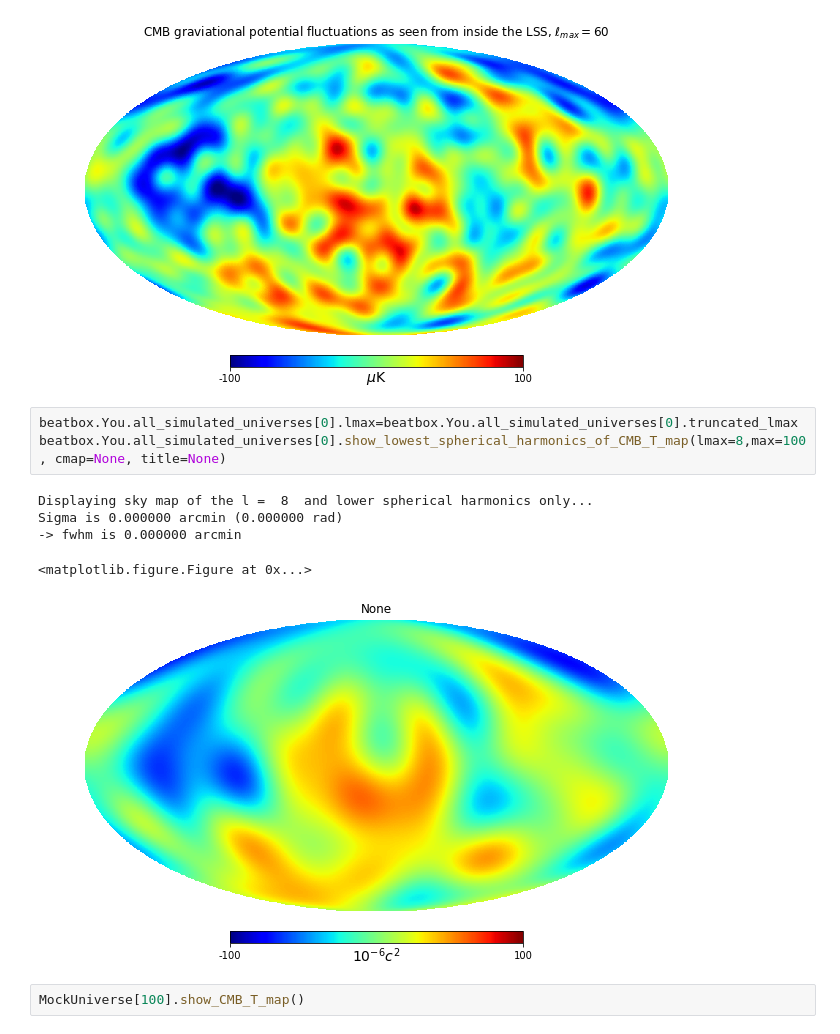
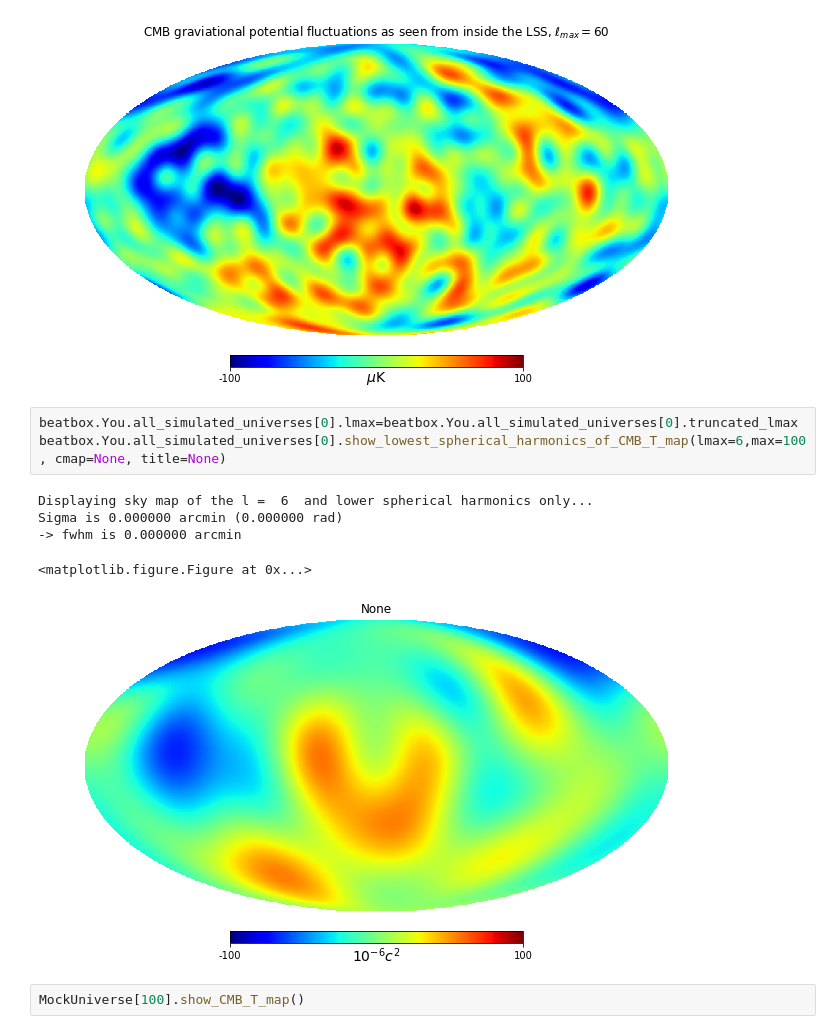
Before and after one commit to LaurencePeanuts/Music, a Jupyter notebook: Scripts/RecAnalysis_largeN.ipynb, the cells around one changed output. Drawn from its saved outputs; the diff is of its cells as text.

```diff
--- a/Scripts/RecAnalysis_largeN.ipynb
+++ b/Scripts/RecAnalysis_largeN.ipynb
@@ -22,13 +22,13 @@ Sigma is 0.000000 arcmin (0.000000 rad)
 [figure]
 # %%
 beatbox.You.all_simulated_universes[0].lmax=beatbox.You.all_simulated_universes[0].truncated_lmax
-beatbox.You.all_simulated_universes[0].show_lowest_spherical_harmonics_of_CMB_T_map(lmax=8,max=100, cmap=None, title=None)
+beatbox.You.all_simulated_universes[0].show_lowest_spherical_harmonics_of_CMB_T_map(lmax=6,max=100, cmap=None, title=None)
 # %% [output]
-Displaying sky map of the l =  8  and lower spherical harmonics only...
+Displaying sky map of the l =  6  and lower spherical harmonics only...
 Sigma is 0.000000 arcmin (0.000000 rad)
 -> fwhm is 0.000000 arcmin
 <matplotlib.figure.Figure at 0x...>
-[figure, old version]
+[figure, new version]
 # %%
 MockUniverse[100].show_CMB_T_map()
 # %%
```
Also changed, not shown: parts of 27 cells of this notebook, 5 other files.
